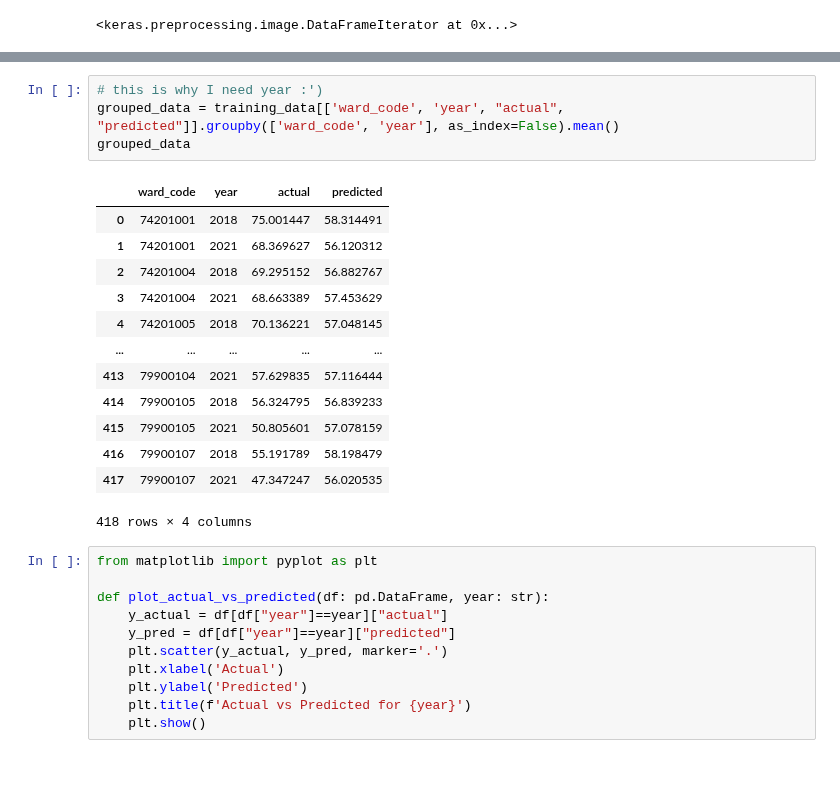
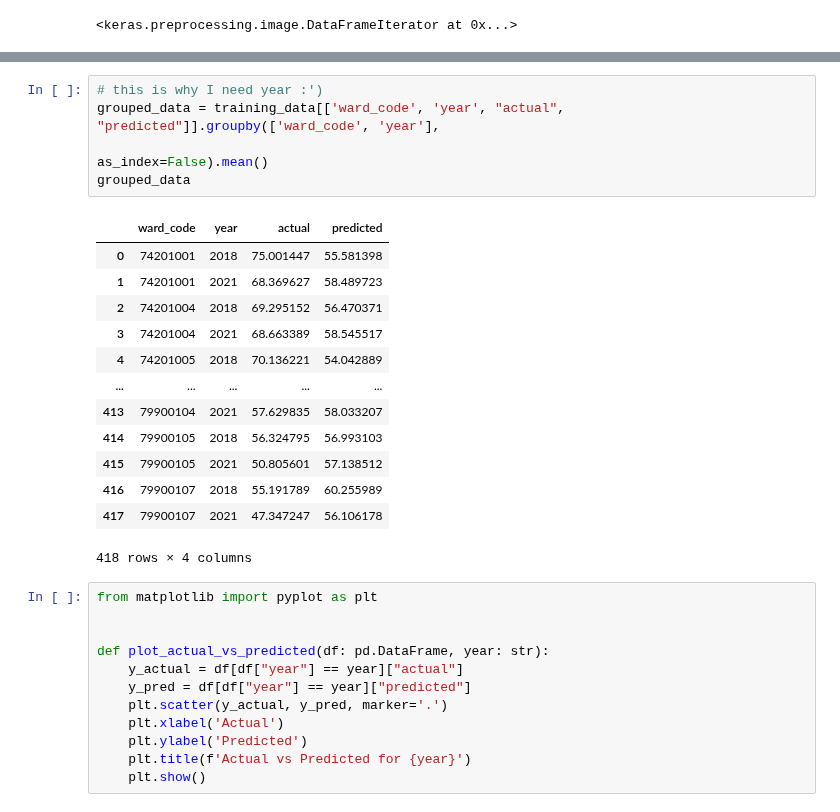
Before and after one commit to Emily-RoseSteyn/measuring-quality-of-life-gauteng, a Jupyter notebook: notebooks/2024-08-19_cluster_and_plot_predictions.ipynb, the cells around one changed output, grey strips where cells are left out. Drawn from its saved outputs; the diff is of its cells as text; blank space fills up the shorter version.

```diff
--- a/notebooks/2024-08-19_cluster_and_plot_predictions.ipynb
+++ b/notebooks/2024-08-19_cluster_and_plot_predictions.ipynb
@@ -136,28 +139,30 @@ training_data[training_data["ward_code"]=='79800070']
 | 7934 | 11029 | 2021-01-1182-869_15_08.tiff | 2021 | 79800070 | 9.671813 | 4.357062 | 4.139073 | ... |
 # %%
 # this is why I need year :')
-grouped_data = training_data[['ward_code', 'year', "actual", "predicted"]].groupby(['ward_code', 'year'], as_index=False).mean()
+grouped_data = training_data[['ward_code', 'year', "actual", "predicted"]].groupby(['ward_code', 'year'],
+                                                                                   as_index=False).mean()
 grouped_data
 # %% [output]
 |  | ward_code | year | actual | predicted |
-| 0 | 74201001 | 2018 | 75.001447 | 58.314491 |
-| 1 | 74201001 | 2021 | 68.369627 | 56.120312 |
-| 2 | 74201004 | 2018 | 69.295152 | 56.882767 |
-| 3 | 74201004 | 2021 | 68.663389 | 57.453629 |
-| 4 | 74201005 | 2018 | 70.136221 | 57.048145 |
+| 0 | 74201001 | 2018 | 75.001447 | 55.581398 |
+| 1 | 74201001 | 2021 | 68.369627 | 58.489723 |
+| 2 | 74201004 | 2018 | 69.295152 | 56.470371 |
+| 3 | 74201004 | 2021 | 68.663389 | 58.545517 |
+| 4 | 74201005 | 2018 | 70.136221 | 54.042889 |
 | ... | ... | ... | ... | ... |
-| 413 | 79900104 | 2021 | 57.629835 | 57.116444 |
-| 414 | 79900105 | 2018 | 56.324795 | 56.839233 |
-| 415 | 79900105 | 2021 | 50.805601 | 57.078159 |
-| 416 | 79900107 | 2018 | 55.191789 | 58.198479 |
-| 417 | 79900107 | 2021 | 47.347247 | 56.020535 |
+| 413 | 79900104 | 2021 | 57.629835 | 58.033207 |
+| 414 | 79900105 | 2018 | 56.324795 | 56.993103 |
+| 415 | 79900105 | 2021 | 50.805601 | 57.138512 |
+| 416 | 79900107 | 2018 | 55.191789 | 60.255989 |
+| 417 | 79900107 | 2021 | 47.347247 | 56.106178 |
 418 rows × 4 columns
 # %%
 from matplotlib import pyplot as plt
 
+
 def plot_actual_vs_predicted(df: pd.DataFrame, year: str):
-    y_actual = df[df["year"]==year]["actual"]
-    y_pred = df[df["year"]==year]["predicted"]
+    y_actual = df[df["year"] == year]["actual"]
+    y_pred = df[df["year"] == year]["predicted"]
     plt.scatter(y_actual, y_pred, marker='.')
     plt.xlabel('Actual')
     plt.ylabel('Predicted')
```
Also changed, not shown: parts of 18 cells of this notebook.
